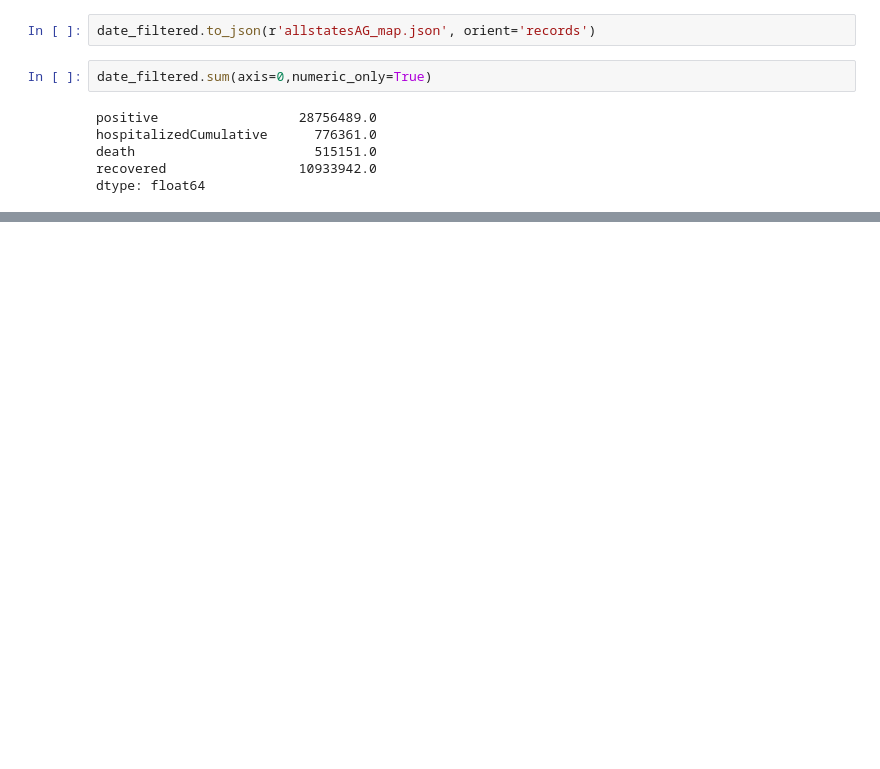
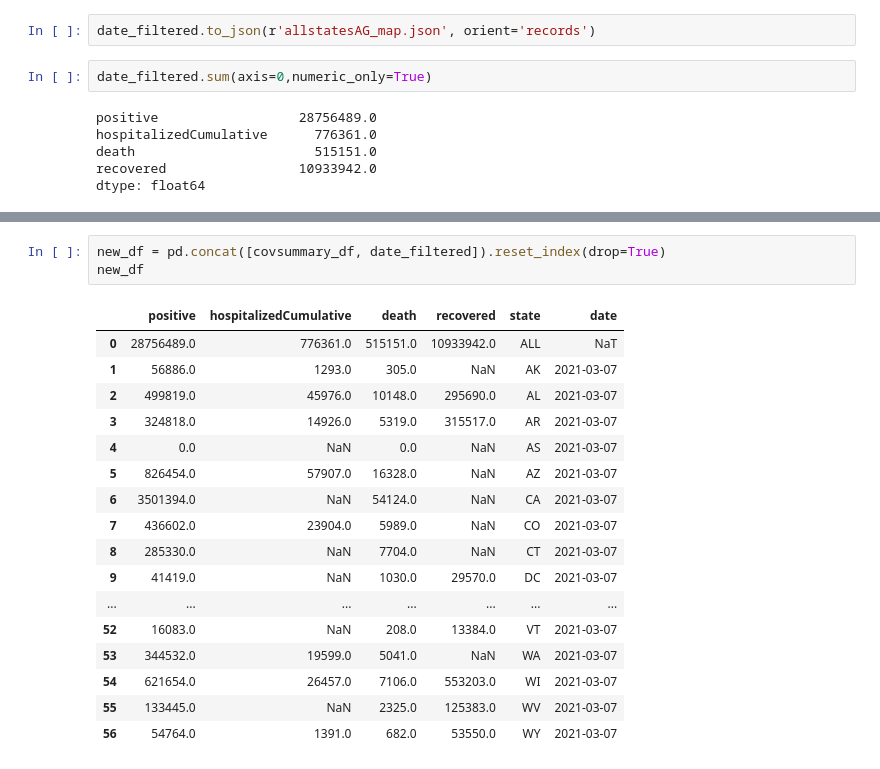
Before and after one commit to sravitham/US_Covid_Tracking, a Jupyter notebook: Data/All Sums.ipynb, the cells around one changed output, grey strips where cells are left out. Drawn from its saved outputs; the diff is of its cells as text; blank space fills up the shorter version.

```diff
--- a/Data/All Sums.ipynb
+++ b/Data/All Sums.ipynb
@@ -155,0 +155,21 @@ covsummary_df
+# %%
+new_df = pd.concat([covsummary_df, date_filtered]).reset_index(drop=True)
+new_df
+# %% [output]
+|  | positive | hospitalizedCumulative | death | recovered | state | date |
+| 0 | 28756489.0 | 776361.0 | 515151.0 | 10933942.0 | ALL | NaT |
+| 1 | 56886.0 | 1293.0 | 305.0 | NaN | AK | 2021-03-07 |
+| 2 | 499819.0 | 45976.0 | 10148.0 | 295690.0 | AL | 2021-03-07 |
+| 3 | 324818.0 | 14926.0 | 5319.0 | 315517.0 | AR | 2021-03-07 |
+| 4 | 0.0 | NaN | 0.0 | NaN | AS | 2021-03-07 |
+| 5 | 826454.0 | 57907.0 | 16328.0 | NaN | AZ | 2021-03-07 |
+| 6 | 3501394.0 | NaN | 54124.0 | NaN | CA | 2021-03-07 |
+| 7 | 436602.0 | 23904.0 | 5989.0 | NaN | CO | 2021-03-07 |
+| 8 | 285330.0 | NaN | 7704.0 | NaN | CT | 2021-03-07 |
+| 9 | 41419.0 | NaN | 1030.0 | 29570.0 | DC | 2021-03-07 |
+| ... | ... | ... | ... | ... | ... | ... |
+| 52 | 16083.0 | NaN | 208.0 | 13384.0 | VT | 2021-03-07 |
+| 53 | 344532.0 | 19599.0 | 5041.0 | NaN | WA | 2021-03-07 |
+| 54 | 621654.0 | 26457.0 | 7106.0 | 553203.0 | WI | 2021-03-07 |
+| 55 | 133445.0 | NaN | 2325.0 | 125383.0 | WV | 2021-03-07 |
+| 56 | 54764.0 | 1391.0 | 682.0 | 53550.0 | WY | 2021-03-07 |
```
Also changed, not shown: parts of 6 cells of this notebook, 4 other files.
